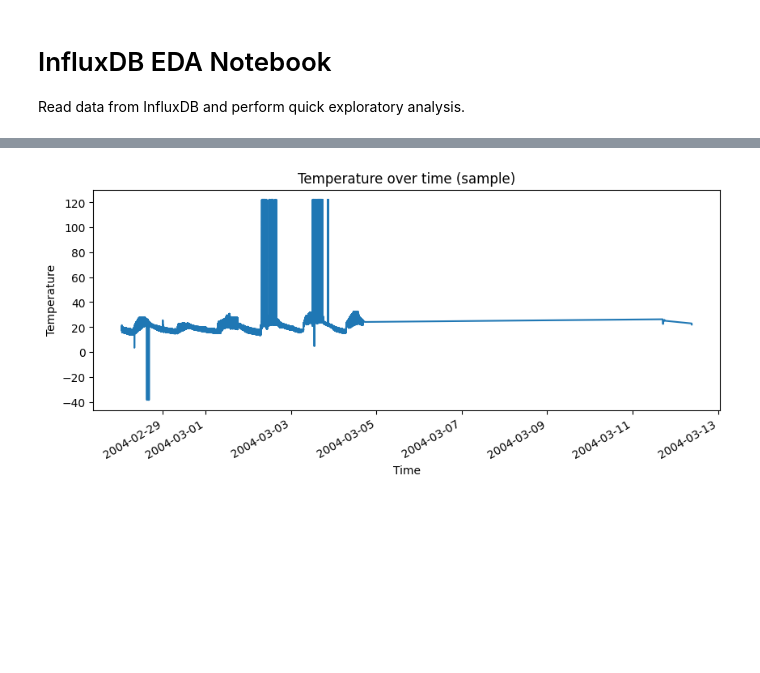
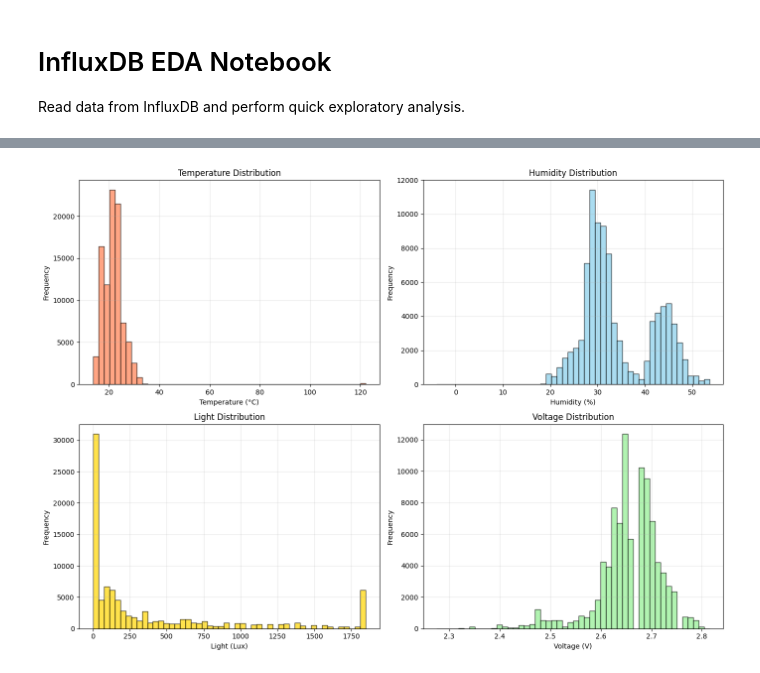
Before and after one commit to aishwaryagulhane05/AAI-530-FINALPROJECT--SIEIS, a Jupyter notebook: notebooks/influx_eda.ipynb, the cells around one changed output, grey strips where cells are left out. Saved outputs shown, nothing was run; the diff lists cells and outputs as text; code cells hidden in the pictures; blank space fills up the shorter version.

Commit message:
adding EDA Sample File - Reading Data from influx DB

```diff
--- a/notebooks/influx_eda.ipynb
+++ b/notebooks/influx_eda.ipynb
@@ -35,14 +41,18 @@ Load connection settings and create a client.
 # %%
-import sys
-from pathlib import Path
+# InfluxDB Connection Configuration
+INFLUX_URL = "http://localhost:8086"
+# INFLUX_URL = "http://influxdb:8086"  # Use this only if running inside Docker
+INFLUX_TOKEN = "my-super-secret-token"
+INFLUX_ORG = "sieis"
+INFLUX_BUCKET = "sensor_data"
 
-sys.path.insert(0, str(Path.cwd().parent))
-
-from src.app.config import INFLUX_URL, INFLUX_TOKEN, INFLUX_ORG, INFLUX_BUCKET
-
+# Create InfluxDB client
 client = InfluxDBClient(url=INFLUX_URL, token=INFLUX_TOKEN, org=INFLUX_ORG)
 query_api = client.query_api()
 
-print("Connected to InfluxDB:", INFLUX_URL)
-print("Bucket:", INFLUX_BUCKET)
+print(f"✅ Connected to InfluxDB at {INFLUX_URL}")
+print(f"   Organization: {INFLUX_ORG}")
+print(f"   Bucket: {INFLUX_BUCKET}")
+
+print(f"\n💡 INFERENCE: Database connection successful. Ready to load sensor data.")
 # %% [output]
@@ -111,14 +434,62 @@ Check columns, basic stats, and a quick plot.
 # %%
-df.columns
+# Visualizations - Temperature Distribution
+fig, axes = plt.subplots(2, 2, figsize=(14, 10))
 
-if not df.empty:
-    display(df[["_time", "mote_id", "temperature", "humidity", "light", "voltage"]].head())
+# Temperature distribution
+axes[0, 0].hist(df['temp_c'].dropna(), bins=50, color='coral', edgecolor='black', alpha=0.7)
+axes[0, 0].set_xlabel('Temperature (°C)')
+axes[0, 0].set_ylabel('Frequency')
+axes[0, 0].set_title('Temperature Distribution')
+axes[0, 0].grid(alpha=0.3)
 
-# Simple visualization
-if not df.empty:
-    ax = df.plot(x="_time", y="temperature", figsize=(10, 4), legend=False)
-    ax.set_title("Temperature over time (sample)")
-    ax.set_xlabel("Time")
-    ax.set_ylabel("Temperature")
-    plt.show()
+# Humidity distribution
+axes[0, 1].hist(df['humidity_pct'].dropna(), bins=50, color='skyblue', edgecolor='black', alpha=0.7)
+axes[0, 1].set_xlabel('Humidity (%)')
+axes[0, 1].set_ylabel('Frequency')
+axes[0, 1].set_title('Humidity Distribution')
+axes[0, 1].grid(alpha=0.3)
+
+# Light distribution
+axes[1, 0].hist(df['light_lux'].dropna(), bins=50, color='gold', edgecolor='black', alpha=0.7)
+axes[1, 0].set_xlabel('Light (Lux)')
+axes[1, 0].set_ylabel('Frequency')
+axes[1, 0].set_title('Light Distribution')
+axes[1, 0].grid(alpha=0.3)
+
+# Voltage distribution
+axes[1, 1].hist(df['voltage_v'].dropna(), bins=50, color='lightgreen', edgecolor='black', alpha=0.7)
+axes[1, 1].set_xlabel('Voltage (V)')
+axes[1, 1].set_ylabel('Frequency')
+axes[1, 1].set_title('Voltage Distribution')
+axes[1, 1].grid(alpha=0.3)
+
+plt.tight_layout()
+plt.show()
+
+print(f"\n💡 INFERENCE - Sensor Characteristics:")
+temp_skew = abs(df['temp_c'].skew())
+if temp_skew < 0.5:
+    temp_char = "Normal Gaussian (stable HVAC setpoint)"
+elif temp_skew < 1.0:
+    temp_char = "Slightly skewed (may include cool-down periods)"
+else:
+    temp_char = "Highly skewed (multi-modal—distinct zones/modes)"
+
+light_char = "High dynamic range w/ clear day/night cycle" if df['light_lux'].max() > 5000 and df['light_lux'].min() < 100 else "Flat profile (indoor/artificial lighting only)"
+
+voltage_trend = "declining" if df['voltage_v'].iloc[-100:].mean() < df['voltage_v'].iloc[:100].mean() else "stable"
+battery_status = "🔴 CRITICAL—motes/batteries aging" if df['voltage_v'].min() < 2.5 else "🟢 Healthy—sufficient margin"
+
+humidity_corr = abs(df[['temp_c', 'humidity_pct']].corr().iloc[0,1])
+if humidity_corr > 0.5:
+    hum_char = "Strongly inverse (active dehumidification)"
+elif humidity_corr > 0.2:
+    hum_char = "Coupled (natural building physics)"
+else:
+    hum_char = "Independent (separate HVAC zones)"
+
+print(f"   🌡️ Temperature: {temp_char} (μ={df['temp_c'].mean():.1f}°C, σ={df['temp_c'].std():.1f}°C)")
+print(f"   💧 Humidity: {hum_char} (corr={humidity_corr:.2f})")
+print(f"   💡 Light: {light_char}")
+print(f"   🔋 Voltage: {voltage_trend} trend. {battery_status}")
 # %% [output]
@@ -131 +496 @@ if not df.empty:
-[figure, old version]
+[figure, new version]
```
Also changed, not shown: parts of 35 cells of this notebook.
